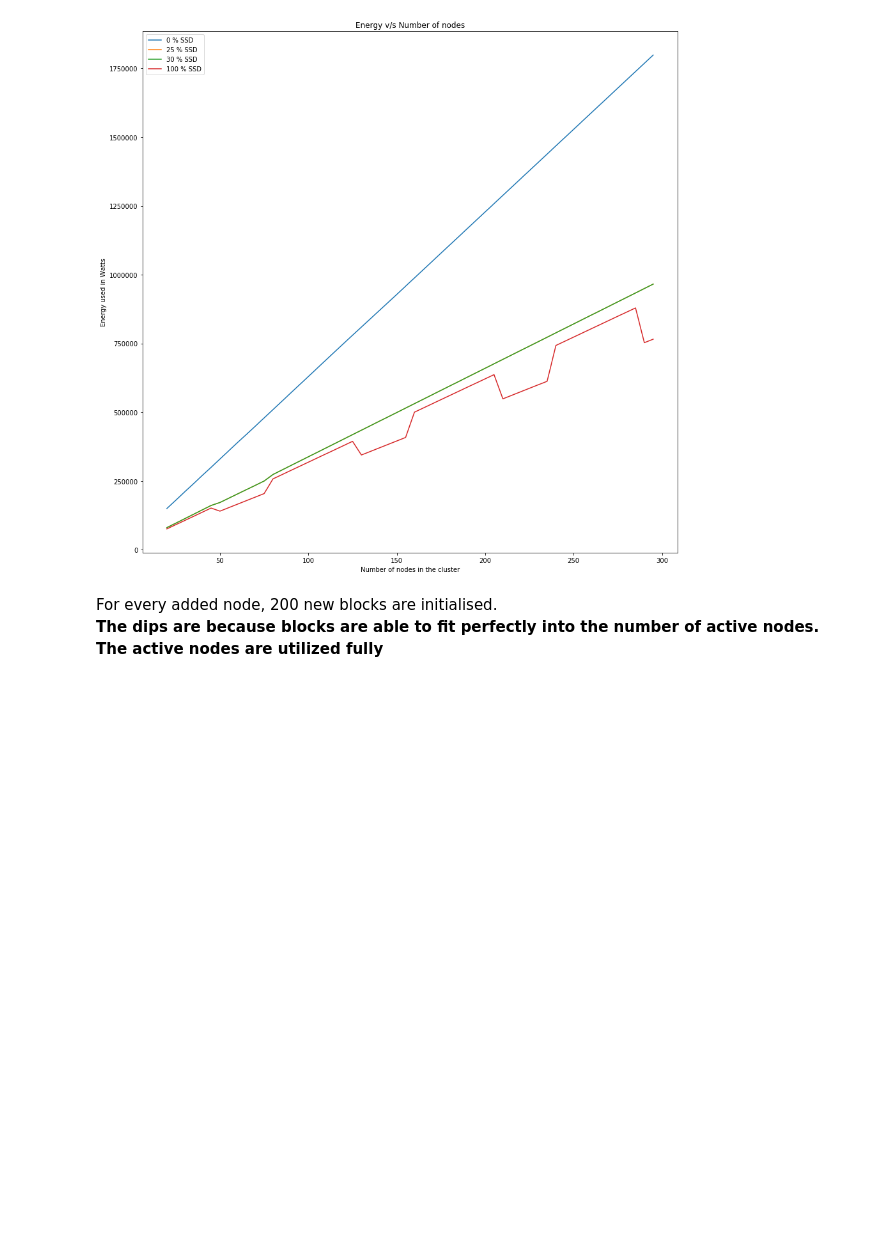
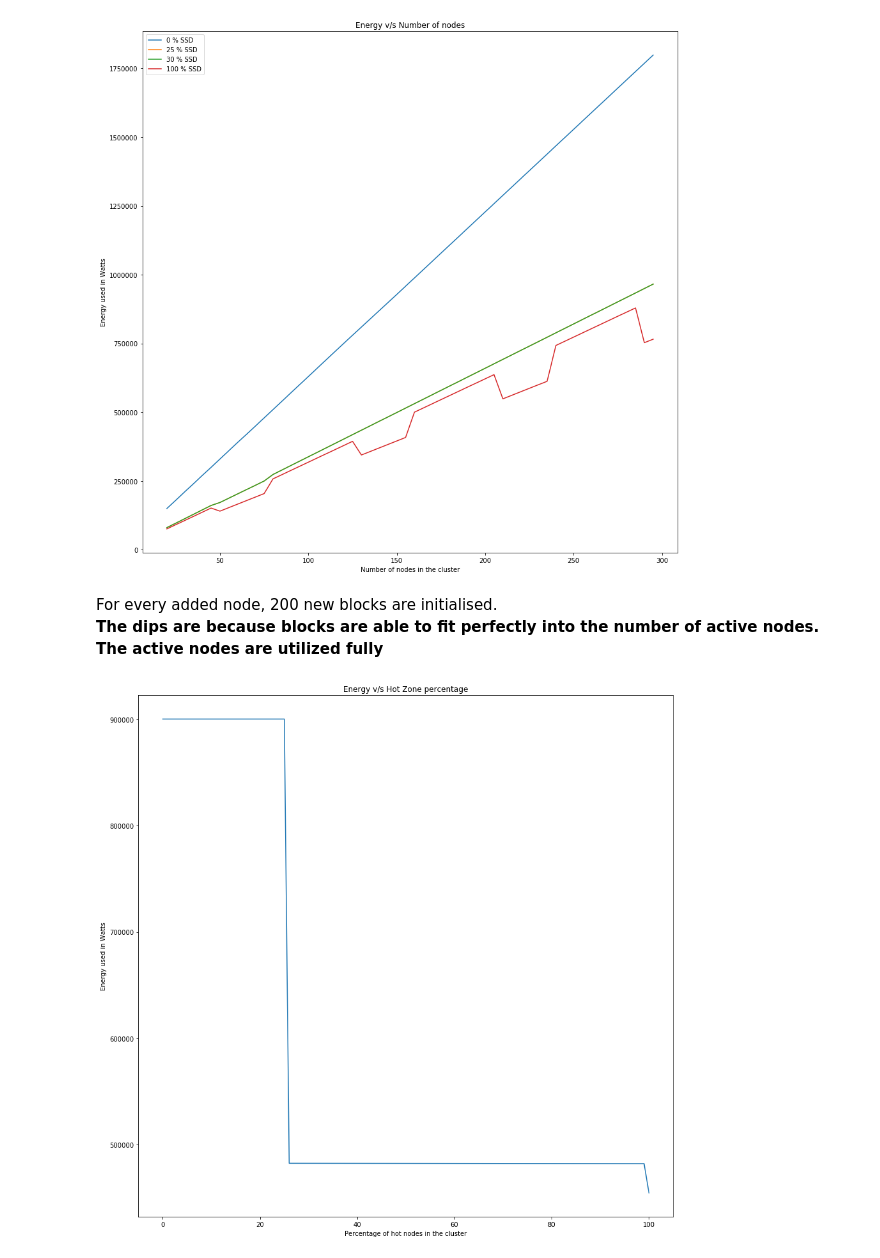
Before and after one commit to Gituser143/HDFS-Sim, a Jupyter notebook: Statistics/Multiple-Iterations.ipynb, the cells around one changed output. Saved outputs shown, nothing was run; the diff lists cells and outputs as text; code cells hidden in the pictures; blank space fills up the shorter version.

Commit message:
Add hotZone percent vs Energy graph

```diff
--- a/Statistics/Multiple-Iterations.ipynb
+++ b/Statistics/Multiple-Iterations.ipynb
@@ -86,3 +86,19 @@ plt.show()
 # %% [markdown]
 For every added node, 200 new blocks are initialised.
 **The dips are because blocks are able to fit perfectly into the number of active nodes. The active nodes are utilized fully**
+# %%
+with open("Data/varying_hotZone.txt") as f:
+    data = f.read()
+temp = data.split('\n')
+temp = temp[:len(temp) - 1:]
+y_axis_varying_hotZone = [int(x) for x in temp]
+x_axis_varying_hotZone = [x for x in range(0,101)]
+# %%
+plt.rcParams['figure.figsize'] = (15,15)
+plt.plot(x_axis_varying_hotZone, y_axis_varying_hotZone)
+plt.xlabel("Percentage of hot nodes in the cluster")
+plt.ylabel("Energy used in Watts")
+plt.title("Energy v/s Hot Zone percentage")
+plt.show()
+# %% [output]
+[figure, added]
```
Also changed, not shown: 3 other files.
